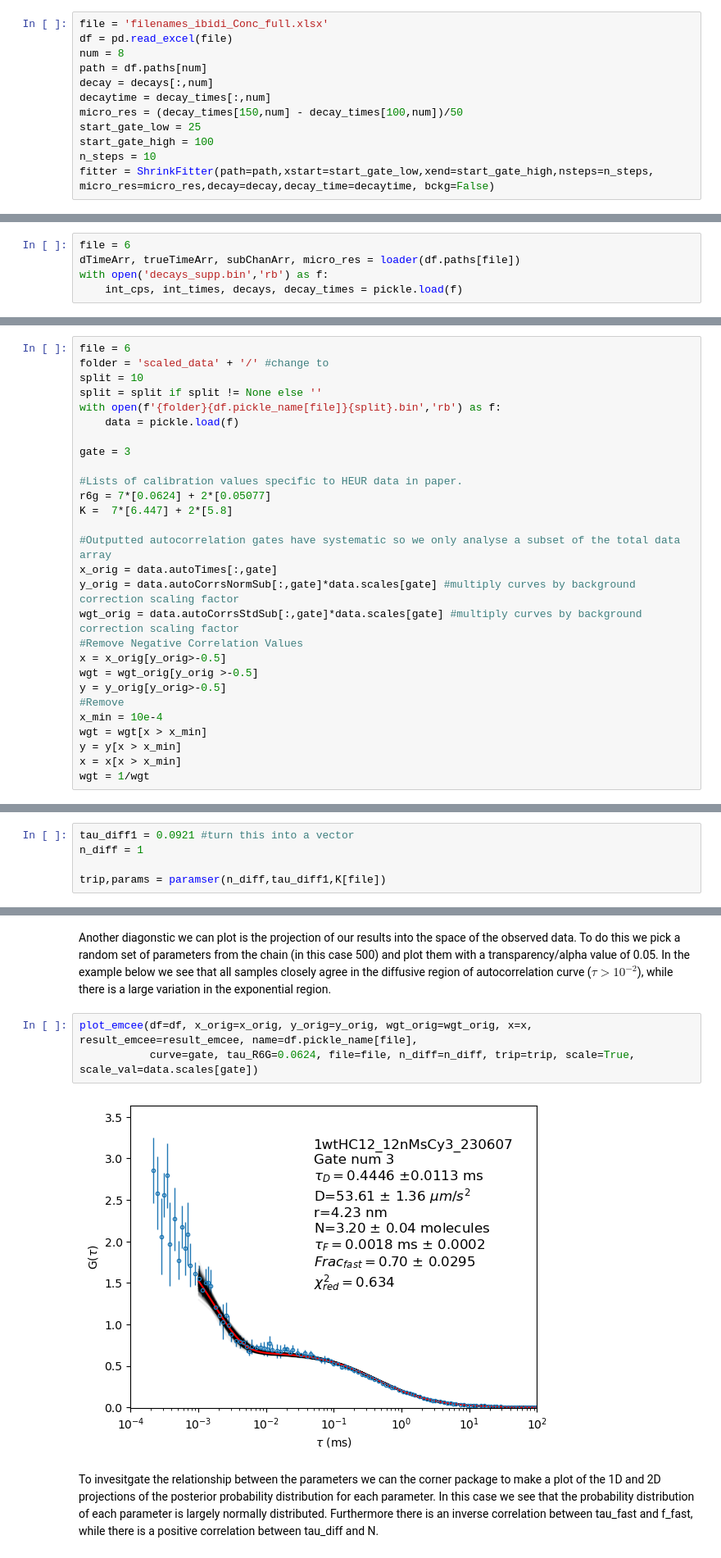
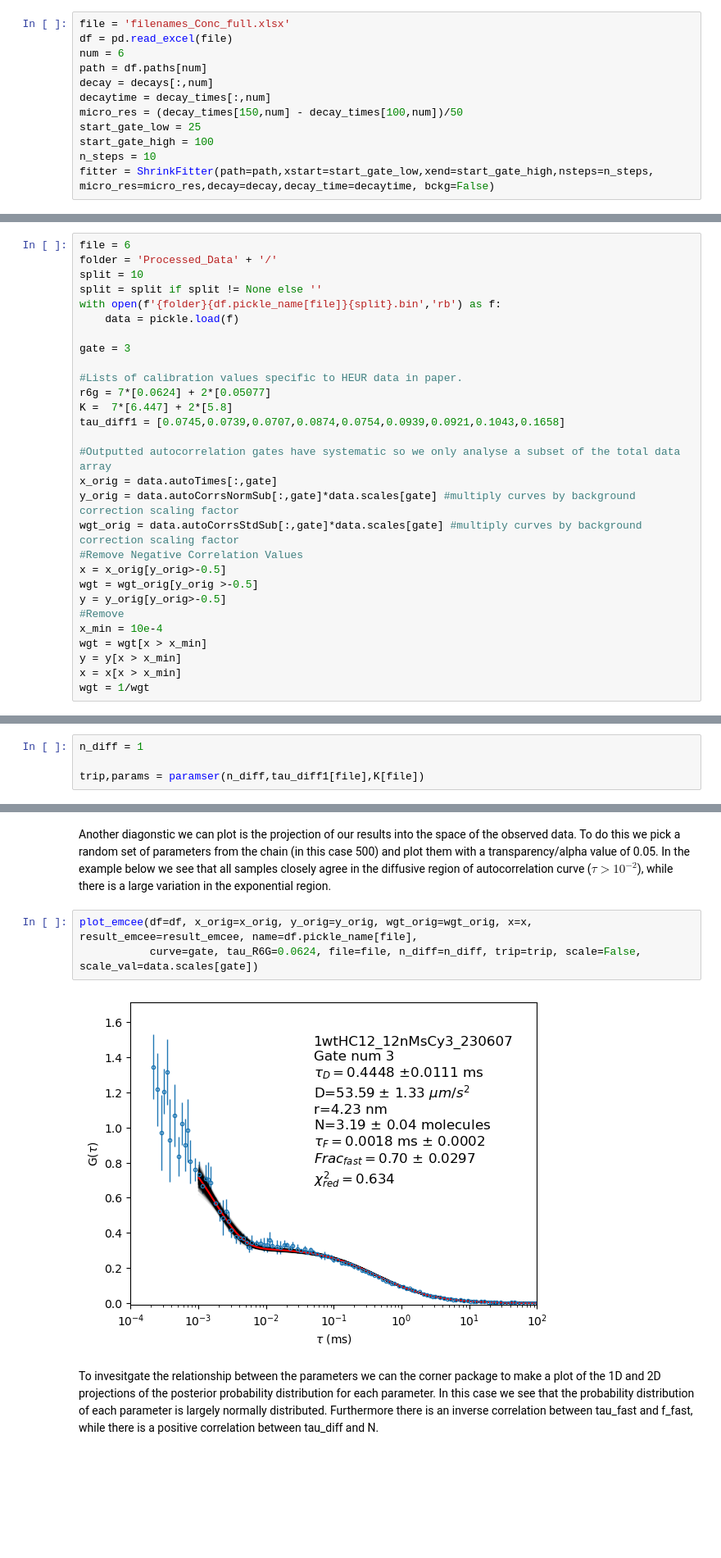
Before and after one commit to t-j-murdoch/sgFCS_PTU, a Jupyter notebook: Supp Info FCS.ipynb, the cells around one changed output, grey strips where cells are left out. Shown at 82% size. Drawn from its saved outputs; the diff is of its cells as text; blank space fills up the shorter version.

```diff
--- a/Supp Info FCS.ipynb
+++ b/Supp Info FCS.ipynb
@@ -146,9 +140,9 @@ Data is processed using the ShrinkFitter class. This class contains the processe
 
 To choose an appropriate range of start gates we choose the condition with the longest average lifetime and plot chosen start gates
 # %%
-file = 'filenames_ibidi_Conc_full.xlsx'
+file = 'filenames_Conc_full.xlsx'
 df = pd.read_excel(file)
-num = 8
+num = 6
 path = df.paths[num]
 decay = decays[:,num]
 decaytime = decay_times[:,num]
@@ -298,5 +229,0 @@ Wohland, T.; Maiti, S.; Macháň, R. An Introduction to Fluorescence Correlation
-# %%
-file = 6
-dTimeArr, trueTimeArr, subChanArr, micro_res = loader(df.paths[file])
-with open('decays_supp.bin','rb') as f:
-    int_cps, int_times, decays, decay_times = pickle.load(f)
@@ -343,7 +301,7 @@ For fitting, the equations above are implemented in a form suitable for use with
 To fit data, we first open the stored ShrinkFitter class object that contains the collection of autocorrelation curves and select a gate index to analyse. There are some systematic errors and artefacts at lower values of $\tau$ that may arise from the asynchronous nature of the data collection. Therefore the datarange is truncated before processing.
 # %%
 file = 6
-folder = 'scaled_data' + '/' #change to
+folder = 'Processed_Data' + '/'
 split = 10
 split = split if split != None else ''
 with open(f'{folder}{df.pickle_name[file]}{split}.bin','rb') as f:
@@ -354,6 +312,7 @@ gate = 3
 #Lists of calibration values specific to HEUR data in paper.
 r6g = 7*[0.0624] + 2*[0.05077]
 K =  7*[6.447] + 2*[5.8]
+tau_diff1 = [0.0745,0.0739,0.0707,0.0874,0.0754,0.0939,0.0921,0.1043,0.1658]
 
 #Outputted autocorrelation gates have systematic so we only analyse a subset of the total data array
 x_orig = data.autoTimes[:,gate]
@@ -401,10 +360,9 @@ else:
 # %% [markdown]
 In most cases these initial parameters are sufficient for all data in the study, therefore for we can use the paramser function to return the model and a suitable set of parameters.
 # %%
-tau_diff1 = 0.0921 #turn this into a vector
 n_diff = 1
 
-trip,params = paramser(n_diff,tau_diff1,K[file])
+trip,params = paramser(n_diff,tau_diff1[file],K[file])
 # %% [markdown]
 From the model ojbect, we can use the fit function to perform a least_squares optimisation of the data. As seen below, this is usally sufficient to fit the data with a poor initial guess.
 # %%
@@ -522,9 +480,9 @@ Text(0.5, 0, 'steps')
 Another diagonstic we can plot is the projection of our results into the space of the observed data. To do this we pick a random set of parameters from the chain (in this case 500) and plot them with a transparency/alpha value of 0.05. In the example below we see that all samples closely agree in the diffusive region of autocorrelation curve ($\tau > 10^{-2}$), while there is a large variation in the exponential region.
 # %%
 plot_emcee(df=df, x_orig=x_orig, y_orig=y_orig, wgt_orig=wgt_orig, x=x, result_emcee=result_emcee, name=df.pickle_name[file],
-           curve=gate, tau_R6G=0.0624, file=file, n_diff=n_diff, trip=trip, scale=True, scale_val=data.scales[gate])
+           curve=gate, tau_R6G=0.0624, file=file, n_diff=n_diff, trip=trip, scale=False, scale_val=data.scales[gate])
 # %% [output]
-[figure, old version]
+[figure, new version]
 # %% [markdown]
 To invesitgate the relationship between the parameters we can the corner package to make a plot of the 1D and 2D projections of the posterior probability distribution for each parameter. In this case we see that the probability distribution of each parameter is largely normally distributed. Furthermore there is an inverse correlation between tau_fast and f_fast, while there is a positive correlation between tau_diff and N.
 # %%
```
Also changed, not shown: parts of 20 cells of this notebook, 5 other files.
